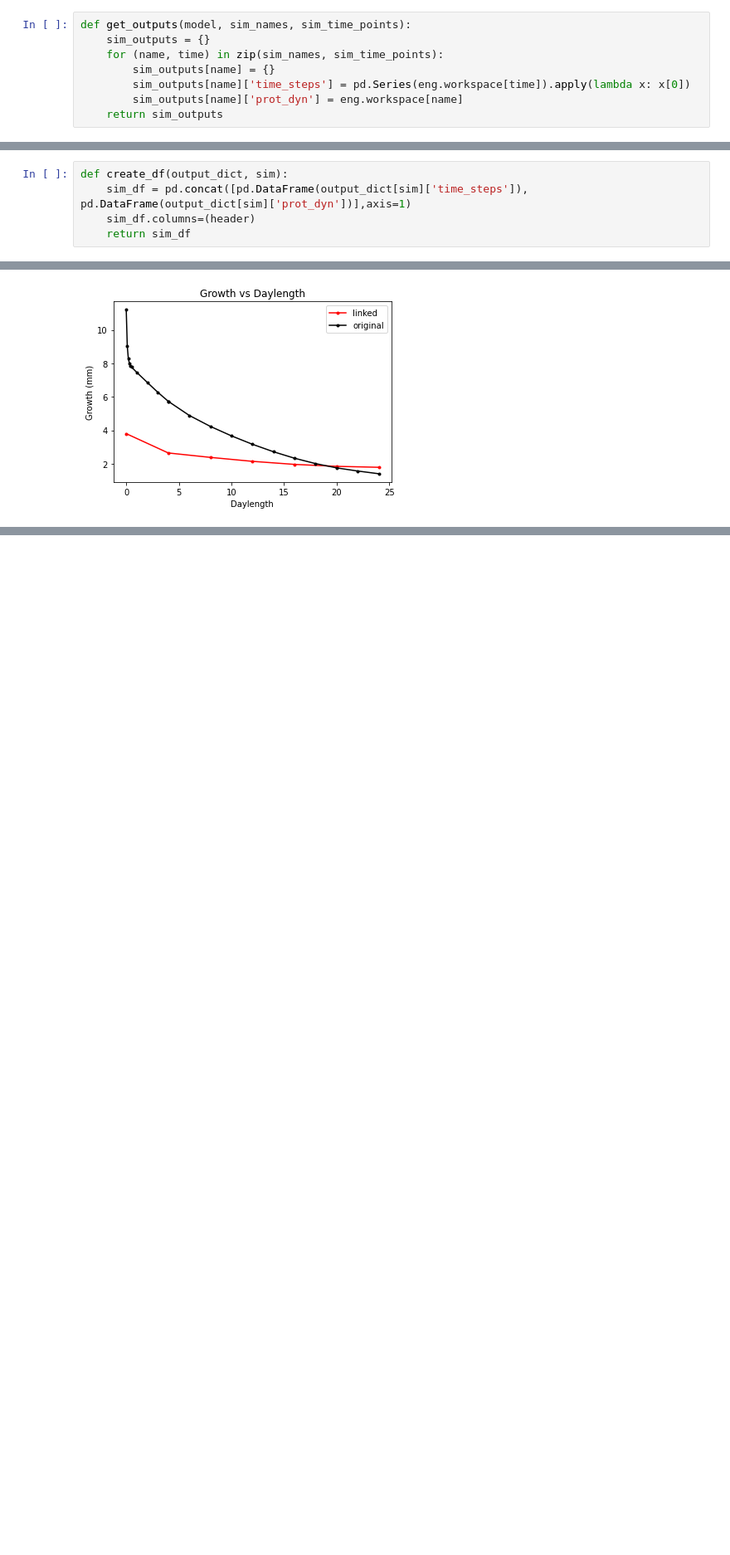
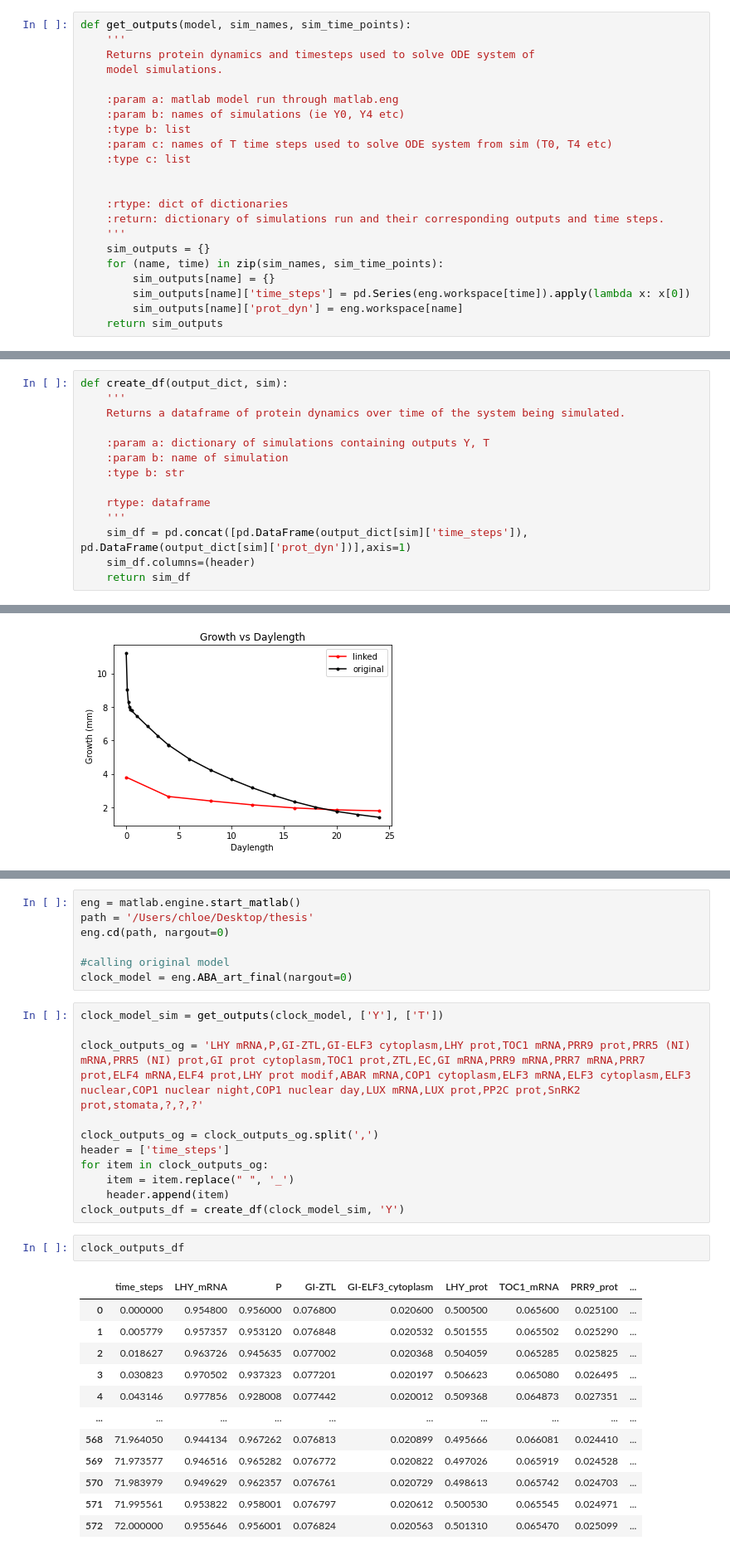
Before and after one commit to cbantock/arabidopsis_clock_linked_growth_model, a Jupyter notebook: CB_hypocotyl_growth_model.ipynb, the cells around one changed output, grey strips where cells are left out. Shown at 83% size. Cells and saved outputs as stored; diff of their text form; blank space fills up the shorter version.

Commit message:
running the original clock model

```diff
--- a/CB_hypocotyl_growth_model.ipynb
+++ b/CB_hypocotyl_growth_model.ipynb
@@ -752,6 +752,20 @@ sim_time_points
 ['T0', 'T4', 'T8', 'T12', 'T16', 'T20', 'T24']
 # %%
 def get_outputs(model, sim_names, sim_time_points):
+    '''
+    Returns protein dynamics and timesteps used to solve ODE system of
+    model simulations.
+
+    :param a: matlab model run through matlab.eng
+    :param b: names of simulations (ie Y0, Y4 etc)
+    :type b: list
+    :param c: names of T time steps used to solve ODE system from sim (T0, T4 etc)
+    :type c: list
+
+
+    :rtype: dict of dictionaries
+    :return: dictionary of simulations run and their corresponding outputs and time steps.
+    '''
     sim_outputs = {}
     for (name, time) in zip(sim_names, sim_time_points):
         sim_outputs[name] = {}
@@ -771,6 +785,15 @@ for item in clock_outputs:
     header.append(item)
 # %%
 def create_df(output_dict, sim):
+    '''
+    Returns a dataframe of protein dynamics over time of the system being simulated.
+
+    :param a: dictionary of simulations containing outputs Y, T
+    :param b: name of simulation
+    :type b: str
+
+    rtype: dataframe
+    '''
     sim_df = pd.concat([pd.DataFrame(output_dict[sim]['time_steps']), pd.DataFrame(output_dict[sim]['prot_dyn'])],axis=1)
     sim_df.columns=(header)
     return sim_df
@@ -1238,0 +1265,33 @@ Text(0, 0.5, 'Growth (mm)')
+# %%
+eng = matlab.engine.start_matlab()
+path = '/Users/chloe/Desktop/thesis'
+eng.cd(path, nargout=0)
+
+#calling original model
+clock_model = eng.ABA_art_final(nargout=0)
+# %%
+clock_model_sim = get_outputs(clock_model, ['Y'], ['T'])
+
+clock_outputs_og = 'LHY mRNA,P,GI-ZTL,GI-ELF3 cytoplasm,LHY prot,TOC1 mRNA,PRR9 prot,PRR5 (NI) mRNA,PRR5 (NI) prot,GI prot cytoplasm,TOC1 prot,ZTL,EC,GI mRNA,PRR9 mRNA,PRR7 mRNA,PRR7 prot,ELF4 mRNA,ELF4 prot,LHY prot modif,ABAR mRNA,COP1 cytoplasm,ELF3 mRNA,ELF3 cytoplasm,ELF3 nuclear,COP1 nuclear night,COP1 nuclear day,LUX mRNA,LUX prot,PP2C prot,SnRK2 prot,stomata,?,?,?'
+
+clock_outputs_og = clock_outputs_og.split(',')
+header = ['time_steps']
+for item in clock_outputs_og:
+    item = item.replace(" ", '_')
+    header.append(item)
+clock_outputs_df = create_df(clock_model_sim, 'Y')
+# %%
+clock_outputs_df
+# %% [output]
+|  | time_steps | LHY_mRNA | P | GI-ZTL | GI-ELF3_cytoplasm | LHY_prot | TOC1_mRNA | PRR9_prot | ... |
+| 0 | 0.000000 | 0.954800 | 0.956000 | 0.076800 | 0.020600 | 0.500500 | 0.065600 | 0.025100 | ... |
+| 1 | 0.005779 | 0.957357 | 0.953120 | 0.076848 | 0.020532 | 0.501555 | 0.065502 | 0.025290 | ... |
+| 2 | 0.018627 | 0.963726 | 0.945635 | 0.077002 | 0.020368 | 0.504059 | 0.065285 | 0.025825 | ... |
+| 3 | 0.030823 | 0.970502 | 0.937323 | 0.077201 | 0.020197 | 0.506623 | 0.065080 | 0.026495 | ... |
+| 4 | 0.043146 | 0.977856 | 0.928008 | 0.077442 | 0.020012 | 0.509368 | 0.064873 | 0.027351 | ... |
+| ... | ... | ... | ... | ... | ... | ... | ... | ... | ... |
+| 568 | 71.964050 | 0.944134 | 0.967262 | 0.076813 | 0.020899 | 0.495666 | 0.066081 | 0.024410 | ... |
+| 569 | 71.973577 | 0.946516 | 0.965282 | 0.076772 | 0.020822 | 0.497026 | 0.065919 | 0.024528 | ... |
+| 570 | 71.983979 | 0.949629 | 0.962357 | 0.076761 | 0.020729 | 0.498613 | 0.065742 | 0.024703 | ... |
+| 571 | 71.995561 | 0.953822 | 0.958001 | 0.076797 | 0.020612 | 0.500530 | 0.065545 | 0.024971 | ... |
+| 572 | 72.000000 | 0.955646 | 0.956001 | 0.076824 | 0.020563 | 0.501310 | 0.065470 | 0.025099 | ... |
```
Also changed, not shown: parts of 3 cells of this notebook.
